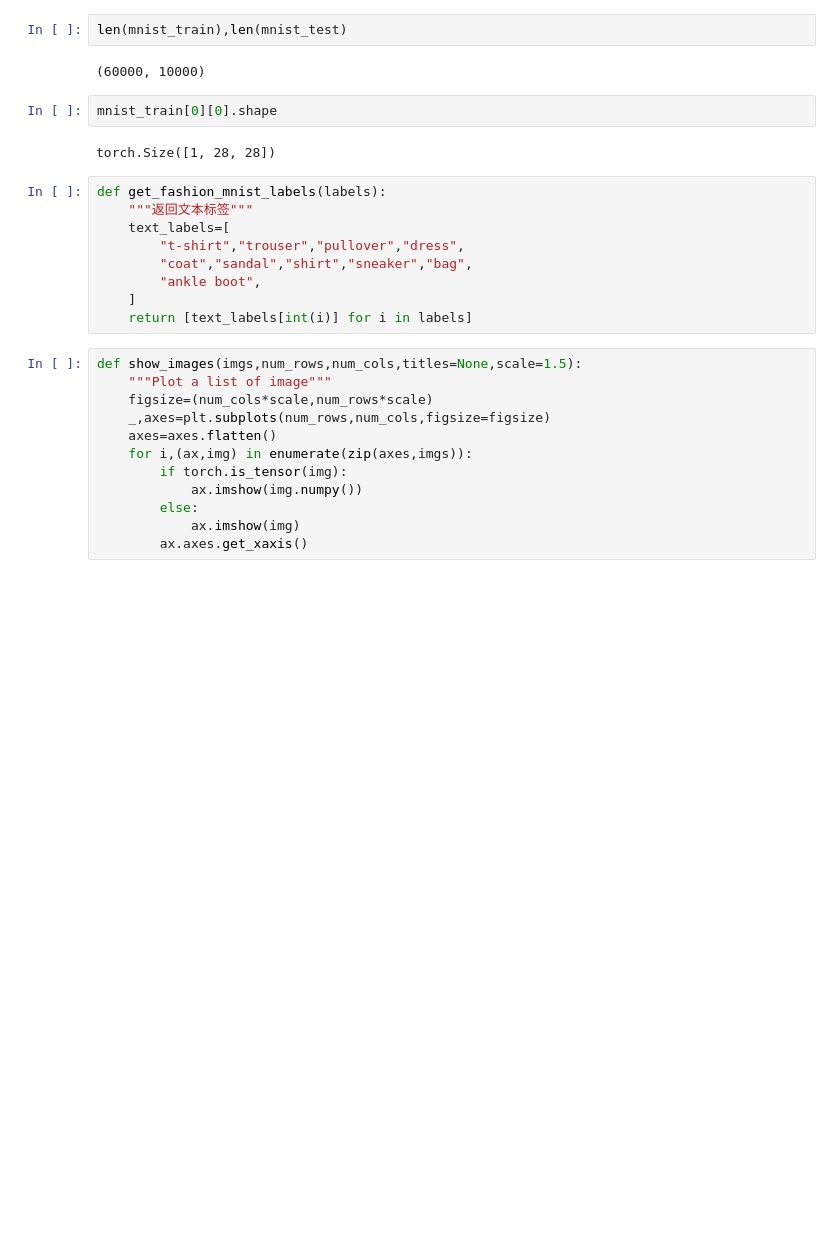
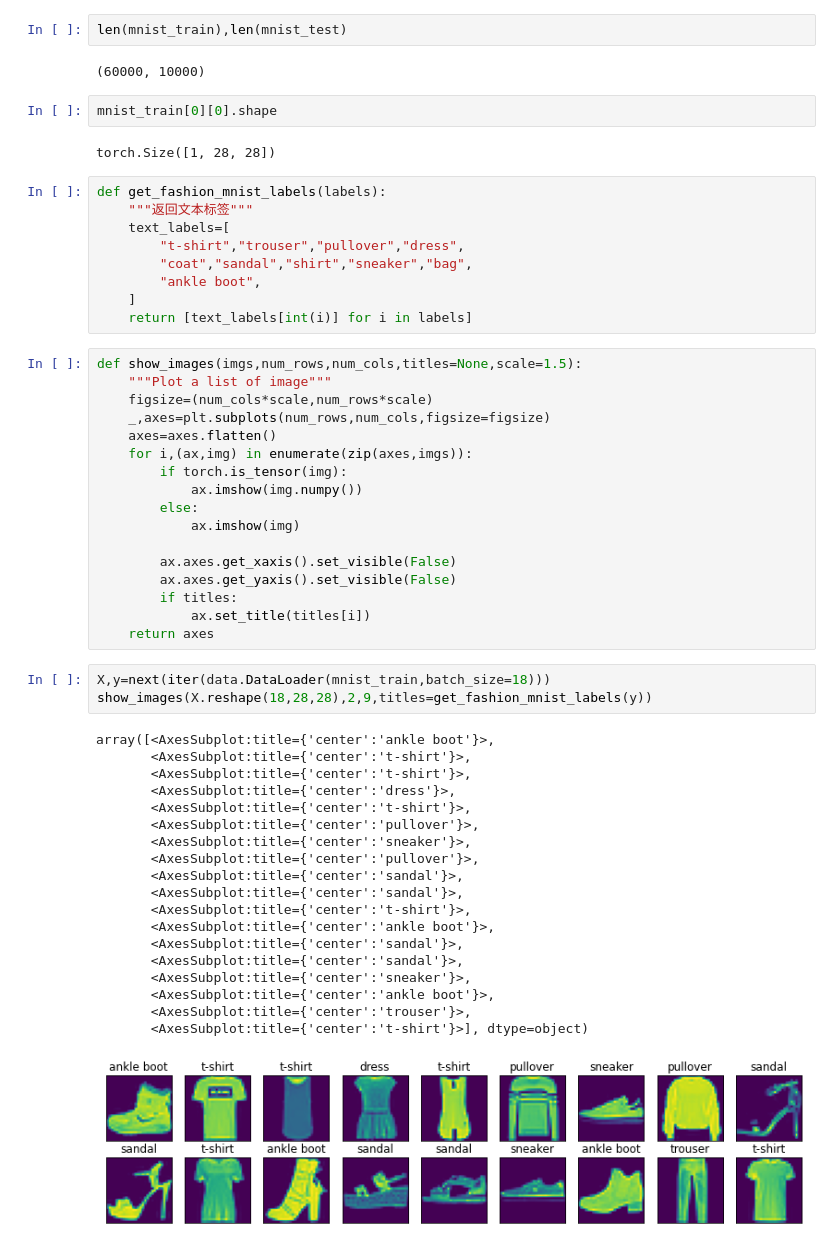
Before and after one commit to ximi2002/KNG_LAB, a Jupyter notebook: DiveIntoDeepLearning/SoftmaxRegression.ipynb, the cells around one changed output. Cells and saved outputs as stored; diff of their text form; blank space fills up the shorter version.

```diff
--- a/DiveIntoDeepLearning/SoftmaxRegression.ipynb
+++ b/DiveIntoDeepLearning/SoftmaxRegression.ipynb
@@ -56,4 +45,32 @@ def show_images(imgs,num_rows,num_cols,titles=None,scale=1.5):
             ax.imshow(img.numpy())
         else:
             ax.imshow(img)
-        ax.axes.get_xaxis()
+
+        ax.axes.get_xaxis().set_visible(False)
+        ax.axes.get_yaxis().set_visible(False)
+        if titles:
+            ax.set_title(titles[i])
+    return axes
+# %%
+X,y=next(iter(data.DataLoader(mnist_train,batch_size=18)))
+show_images(X.reshape(18,28,28),2,9,titles=get_fashion_mnist_labels(y))
+# %% [output]
+array([<AxesSubplot:title={'center':'ankle boot'}>,
+       <AxesSubplot:title={'center':'t-shirt'}>,
+       <AxesSubplot:title={'center':'t-shirt'}>,
+       <AxesSubplot:title={'center':'dress'}>,
+       <AxesSubplot:title={'center':'t-shirt'}>,
+       <AxesSubplot:title={'center':'pullover'}>,
+       <AxesSubplot:title={'center':'sneaker'}>,
+       <AxesSubplot:title={'center':'pullover'}>,
+       <AxesSubplot:title={'center':'sandal'}>,
+       <AxesSubplot:title={'center':'sandal'}>,
+       <AxesSubplot:title={'center':'t-shirt'}>,
+       <AxesSubplot:title={'center':'ankle boot'}>,
+       <AxesSubplot:title={'center':'sandal'}>,
+       <AxesSubplot:title={'center':'sandal'}>,
+       <AxesSubplot:title={'center':'sneaker'}>,
+       <AxesSubplot:title={'center':'ankle boot'}>,
+       <AxesSubplot:title={'center':'trouser'}>,
+       <AxesSubplot:title={'center':'t-shirt'}>], dtype=object)
+[figure, added]
```
Also changed, not shown: parts of 33 cells of this notebook, 21 other files.
